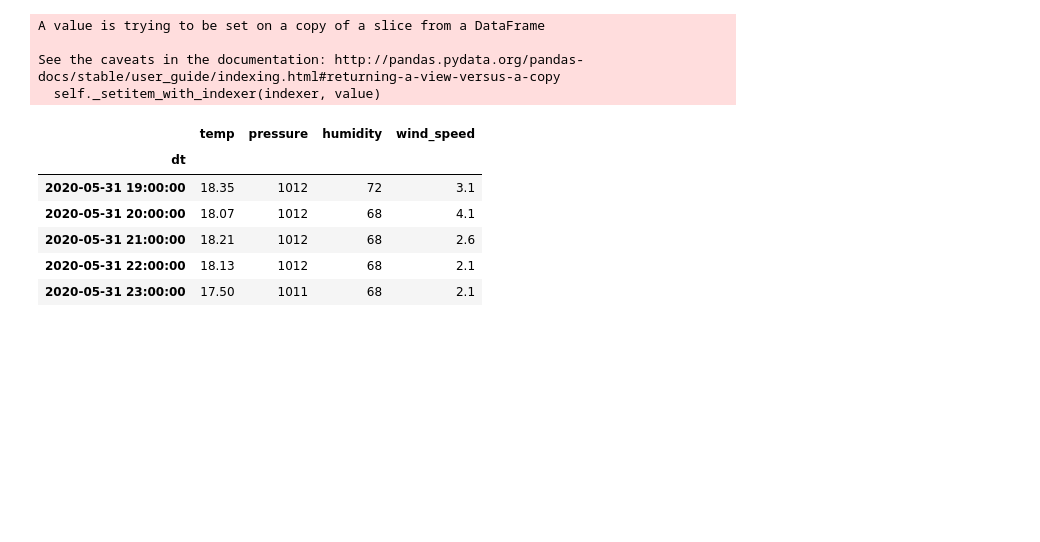
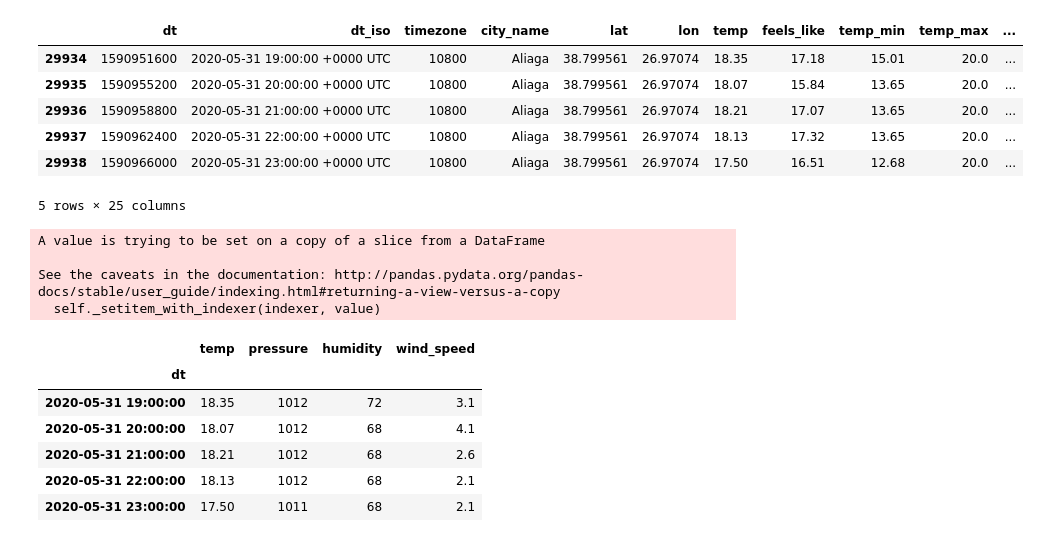
Before and after one commit to SmartPracticeschool/SBSPS-Challenge-4112-Predicting-the-energy-output-of-wind-turbine-based-on-weather-condition, a Jupyter notebook: ForecastModel/PowerForecast.ipynb, the cells around one changed output. Saved outputs shown, nothing was run; the diff lists cells and outputs as text; code cells hidden in the pictures; blank space fills up the shorter version.

```diff
--- a/ForecastModel/PowerForecast.ipynb
+++ b/ForecastModel/PowerForecast.ipynb
@@ -7,6 +7,16 @@ import pandas as pd
 from datetime import date,datetime,timezone
 # %%
 data=pd.read_csv('weatherdata.csv')
+# %%
+data.tail()
+# %% [output]
+|  | dt | dt_iso | timezone | city_name | lat | lon | temp | feels_like | temp_min | temp_max | ... |
+| 29934 | 1590951600 | 2020-05-31 19:00:00 +0000 UTC | 10800 | Aliaga | 38.799561 | 26.97074 | 18.35 | 17.18 | 15.01 | 20.0 | ... |
+| 29935 | 1590955200 | 2020-05-31 20:00:00 +0000 UTC | 10800 | Aliaga | 38.799561 | 26.97074 | 18.07 | 15.84 | 13.65 | 20.0 | ... |
+| 29936 | 1590958800 | 2020-05-31 21:00:00 +0000 UTC | 10800 | Aliaga | 38.799561 | 26.97074 | 18.21 | 17.07 | 13.65 | 20.0 | ... |
+| 29937 | 1590962400 | 2020-05-31 22:00:00 +0000 UTC | 10800 | Aliaga | 38.799561 | 26.97074 | 18.13 | 17.32 | 13.65 | 20.0 | ... |
+| 29938 | 1590966000 | 2020-05-31 23:00:00 +0000 UTC | 10800 | Aliaga | 38.799561 | 26.97074 | 17.50 | 16.51 | 12.68 | 20.0 | ... |
+5 rows × 25 columns
 # %%
 data.drop(['timezone','dt_iso','city_name', 'lat', 'lon','feels_like', 'temp_min', 'temp_max','grnd_level','feels_like','rain_1h',
        'rain_3h', 'snow_1h', 'snow_3h', 'clouds_all', 'weather_id',
```
